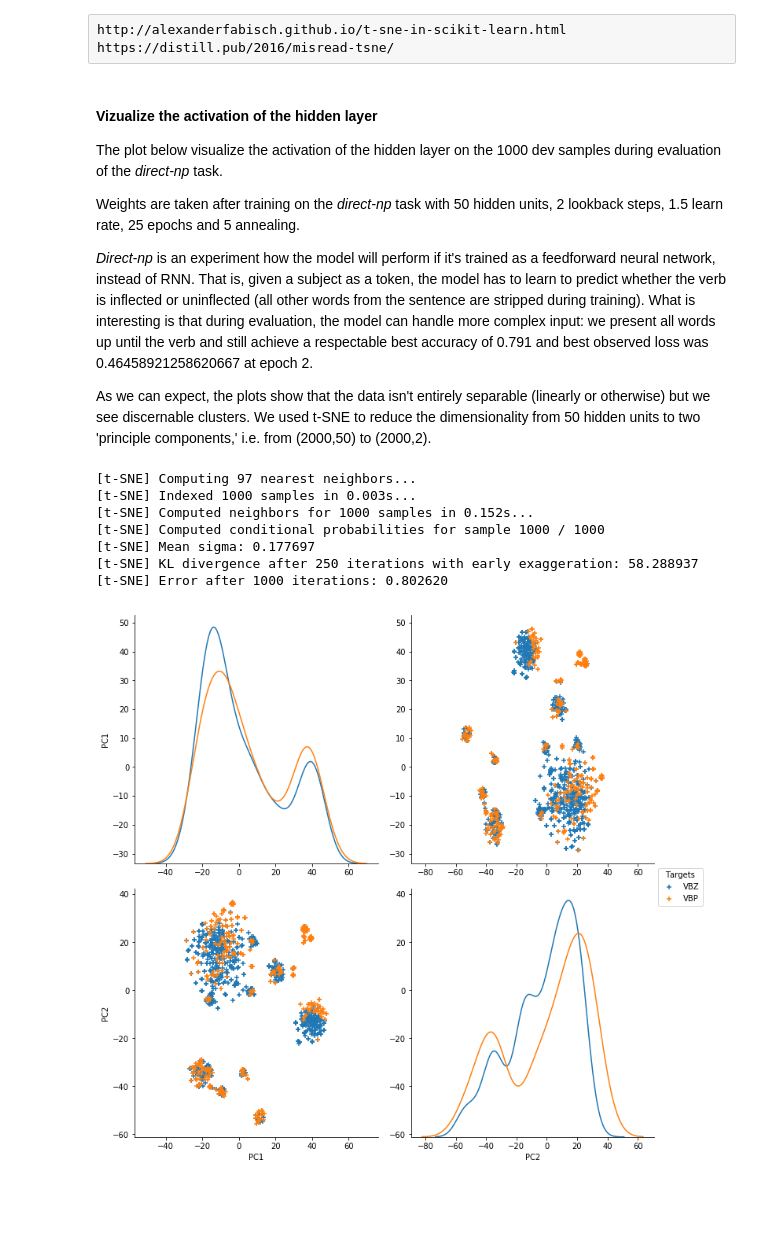
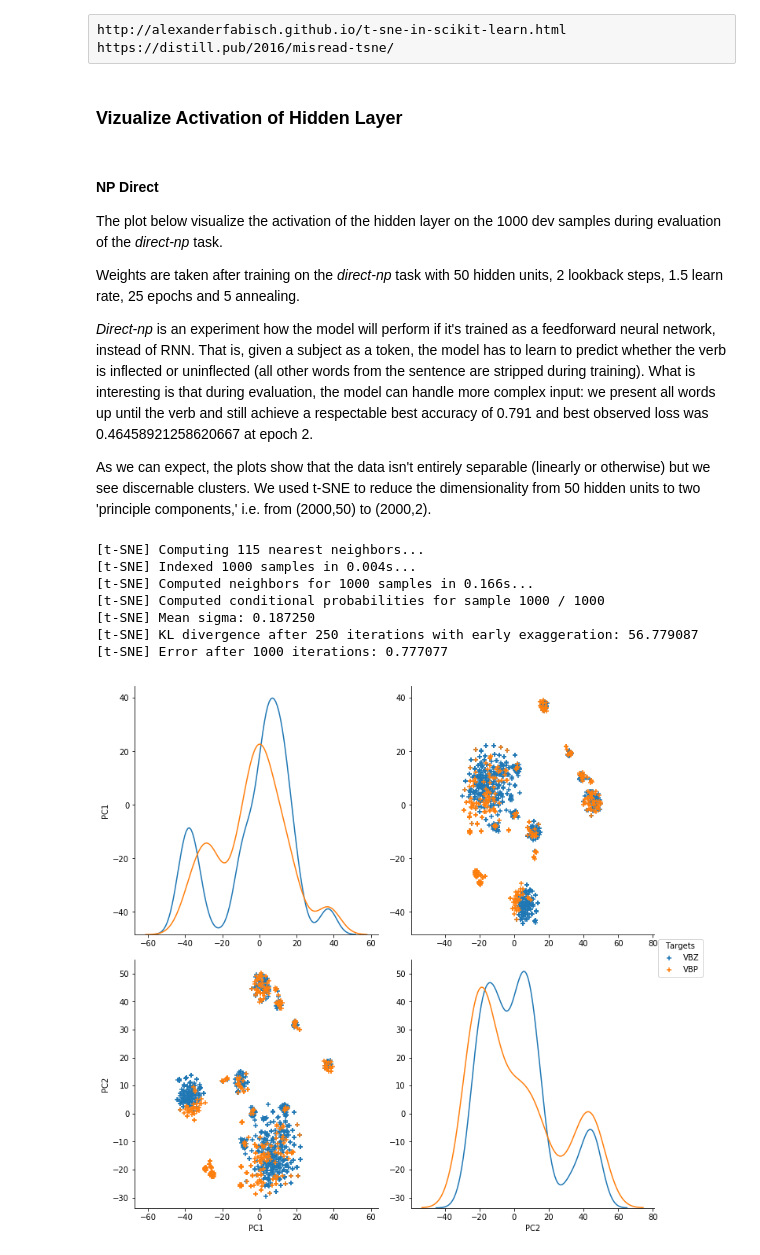
Before and after one commit to veskoch/UoE-nlu, a Jupyter notebook: support code.ipynb, the cells around one changed output. Drawn from its saved outputs; the diff is of its cells as text; code cells hidden in the pictures; blank space fills up the shorter version.

```diff
--- a/support code.ipynb
+++ b/support code.ipynb
@@ -116,8 +116,10 @@ def viz(X, targets=None, perplexity=5):
     else:
         sns.pairplot(df)
     plt.show()
+# %% [markdown]
+### Vizualize Activation of Hidden Layer
 # %% [markdown]
-#### Vizualize the activation of the hidden layer
+#### NP Direct
 
 The plot below visualize the activation of the hidden layer on the 1000 dev samples during evaluation of the *direct-np* task.
 
@@ -128,17 +130,17 @@ Weights are taken after training on the *direct-np* task with 50 hidden units, 2
 As we can expect, the plots show that the data isn't entirely separable (linearly or otherwise) but we see discernable clusters. We used t-SNE to reduce the dimensionality from 50 hidden units to two 'principle components,' i.e. from (2000,50) to (2000,2).
 # %%
 a_hidd = np.load('./Q4(b)/direct activations_hidd_layer.npy')
-targets = np.load('./Q4(b)/targets.npy').flatten()
+targets = np.load('./Q4(b)/targets_dev_np.npy').flatten()
 targets[targets == 0] = 'VBZ'
 targets[targets == 1] = 'VBP'
 # %%
-viz(a_hidd, targets=targets, perplexity=32)
+viz(a_hidd, targets=targets, perplexity=38)
 # %% [output]
-[t-SNE] Computing 97 nearest neighbors...
-[t-SNE] Indexed 1000 samples in 0.003s...
-[t-SNE] Computed neighbors for 1000 samples in 0.152s...
+[t-SNE] Computing 115 nearest neighbors...
+[t-SNE] Indexed 1000 samples in 0.004s...
+[t-SNE] Computed neighbors for 1000 samples in 0.166s...
 [t-SNE] Computed conditional probabilities for sample 1000 / 1000
-[t-SNE] Mean sigma: 0.177697
-[t-SNE] KL divergence after 250 iterations with early exaggeration: 58.288937
-[t-SNE] Error after 1000 iterations: 0.802620
+[t-SNE] Mean sigma: 0.187250
+[t-SNE] KL divergence after 250 iterations with early exaggeration: 56.779087
+[t-SNE] Error after 1000 iterations: 0.777077
-[figure, old version]
+[figure, new version]
```
Also changed, not shown: parts of 2 cells of this notebook.
